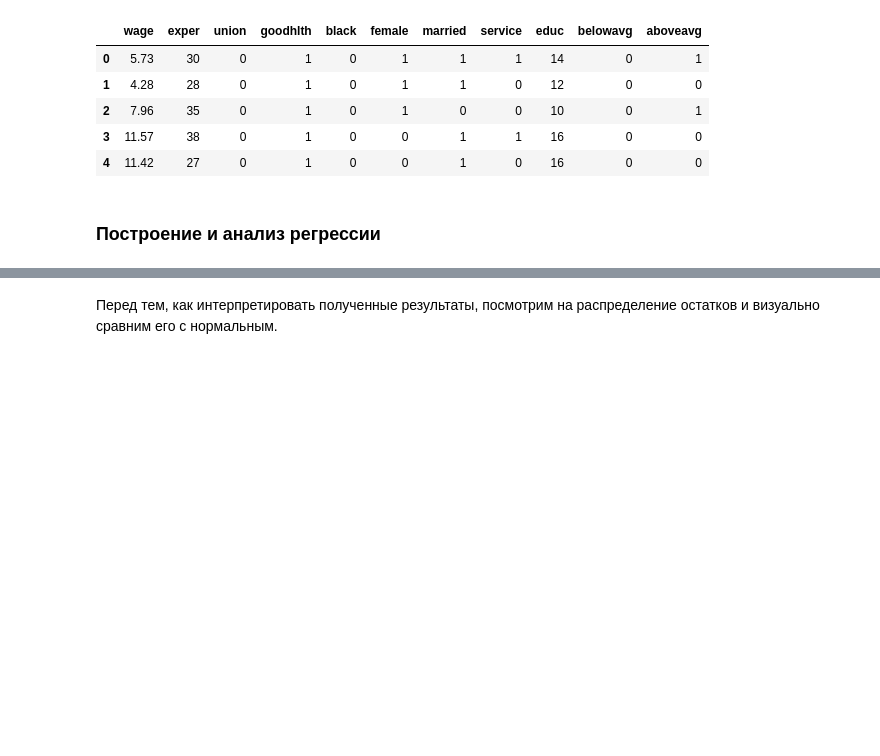
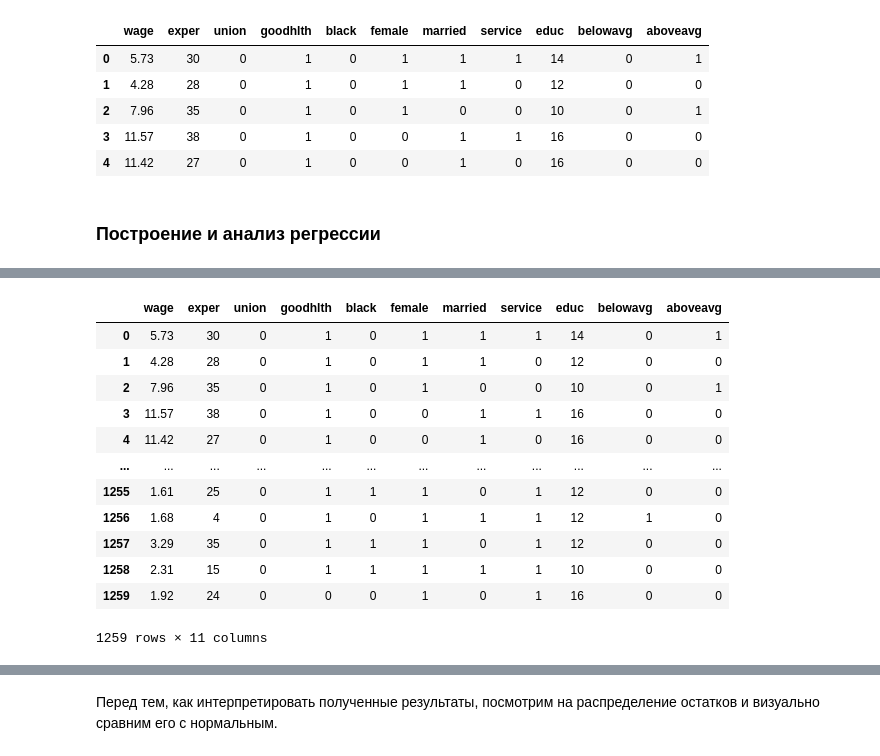
Before and after one commit to POTATOCHKA/Mephi_stat, a Jupyter notebook: seminar7/main.ipynb, the cells around one changed output, grey strips where cells are left out. Saved outputs shown, nothing was run; the diff lists cells and outputs as text; code cells hidden in the pictures; blank space fills up the shorter version.

```diff
--- a/seminar7/main.ipynb
+++ b/seminar7/main.ipynb
@@ -190,3 +191,19 @@ Covariance Type:            nonrobust
 
 Notes:
 [1] Standard Errors assume that the covariance matrix of the errors is correctly specified.
+# %%
+data
+# %% [output]
+|  | wage | exper | union | goodhlth | black | female | married | service | educ | belowavg | aboveavg |
+| 0 | 5.73 | 30 | 0 | 1 | 0 | 1 | 1 | 1 | 14 | 0 | 1 |
+| 1 | 4.28 | 28 | 0 | 1 | 0 | 1 | 1 | 0 | 12 | 0 | 0 |
+| 2 | 7.96 | 35 | 0 | 1 | 0 | 1 | 0 | 0 | 10 | 0 | 1 |
+| 3 | 11.57 | 38 | 0 | 1 | 0 | 0 | 1 | 1 | 16 | 0 | 0 |
+| 4 | 11.42 | 27 | 0 | 1 | 0 | 0 | 1 | 0 | 16 | 0 | 0 |
+| ... | ... | ... | ... | ... | ... | ... | ... | ... | ... | ... | ... |
+| 1255 | 1.61 | 25 | 0 | 1 | 1 | 1 | 0 | 1 | 12 | 0 | 0 |
+| 1256 | 1.68 | 4 | 0 | 1 | 0 | 1 | 1 | 1 | 12 | 1 | 0 |
+| 1257 | 3.29 | 35 | 0 | 1 | 1 | 1 | 0 | 1 | 12 | 0 | 0 |
+| 1258 | 2.31 | 15 | 0 | 1 | 1 | 1 | 1 | 1 | 10 | 0 | 0 |
+| 1259 | 1.92 | 24 | 0 | 0 | 0 | 1 | 0 | 1 | 16 | 0 | 0 |
+1259 rows × 11 columns
```
Also changed, not shown: parts of 9 cells of this notebook.
